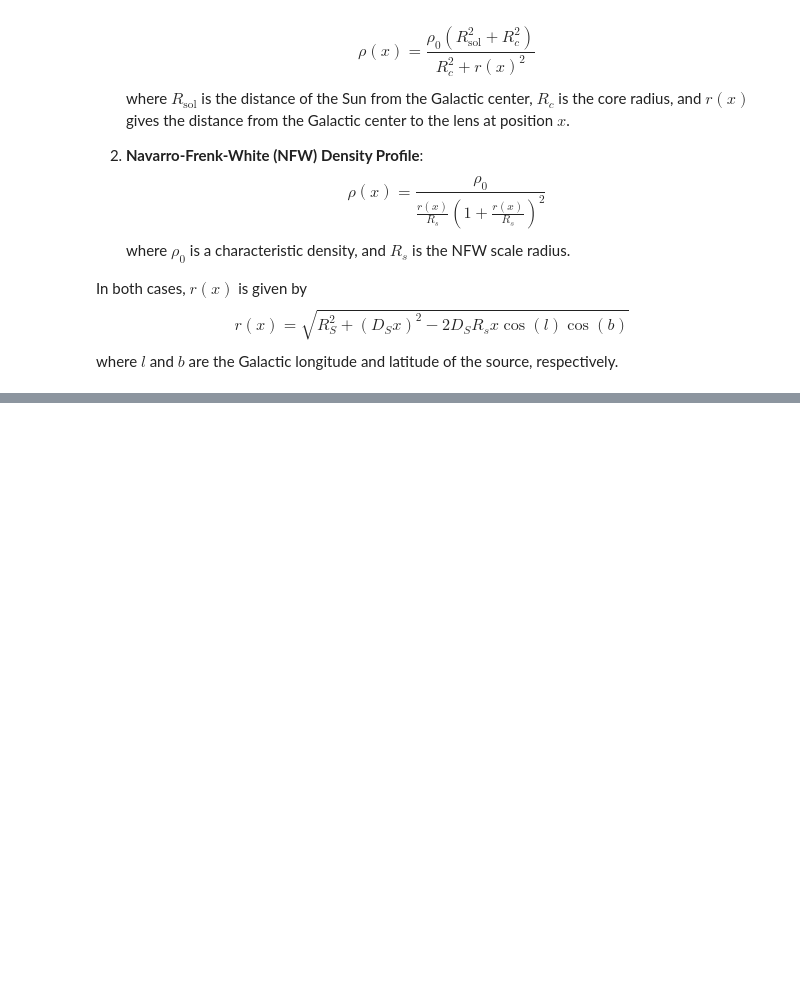
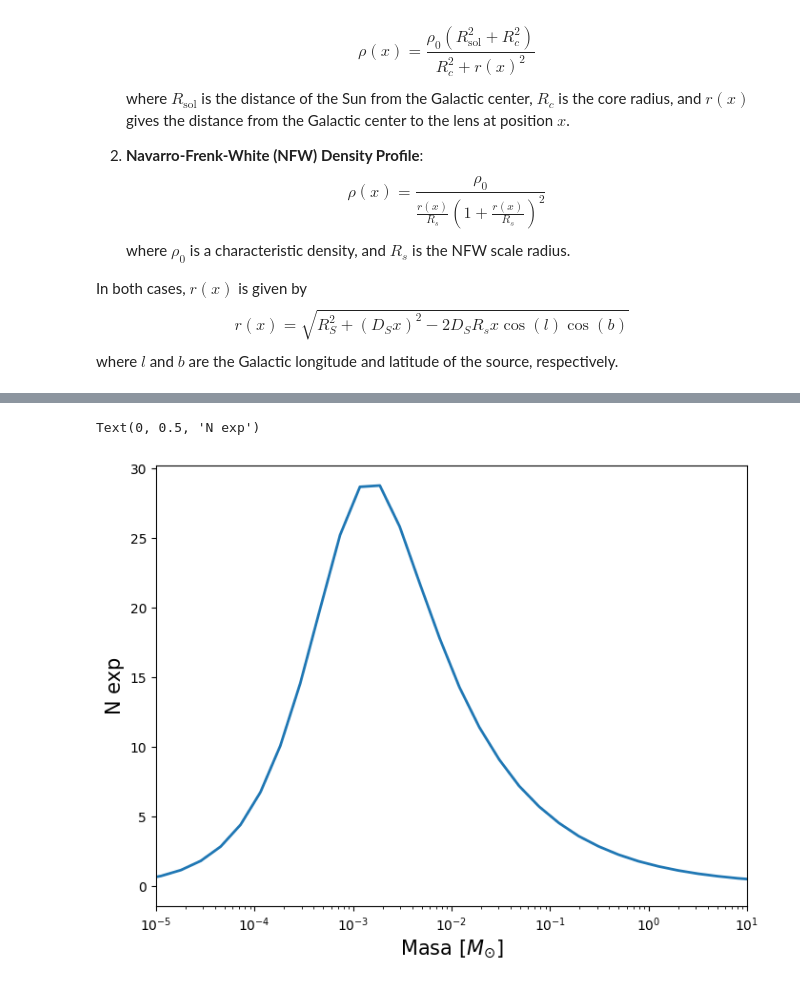
Before and after one commit to anibal-art/Lentes_gravitacionales, a Jupyter notebook: Lista_4.ipynb, the cells around one changed output, grey strips where cells are left out. Drawn from its saved outputs; the diff is of its cells as text; code cells hidden in the pictures; blank space fills up the shorter version.

```diff
--- a/Lista_4.ipynb
+++ b/Lista_4.ipynb
@@ -126,0 +269,27 @@ Integrated Optical Depth (Navarro Frenk White): 3.943342232943051e-07
+# %%
+t_hat = np.logspace(-10, 4,100)
+M     = np.logspace(-10,10,100)
+
+N = []
+rates_int = np.zeros([len(t_hat),len(M)])
+for j in tqdm(range(len(M))):
+    for i in range(len(t_hat)):
+        if t_hat[i]<1e-2:
+            rates_int[i,j] = 0
+        elif t_hat[i]>400:
+            rates_int[i,j] = 0
+        else:
+            rates_int[i,j] = event_rate(t_hat[i],M[j])
+    Nexp = simps(rates_int[:,j], t_hat)
+    N.append(Nexp)
+N = np.array(N)
+# %%
+E =1e+6 #exposure (star-years)
+plt.figure(figsize=(8,6))
+plt.xlim(1e-5,1e1)
+plt.semilogx(M,E*N, lw=2)
+plt.xlabel(r'Masa $[M_{\odot}]$', fontsize=15)
+plt.ylabel(r'N exp', fontsize=15)
+# %% [output]
+Text(0, 0.5, 'N exp')
+[figure, added]
```
Also changed, not shown: parts of 12 cells of this notebook, 1 other file.
